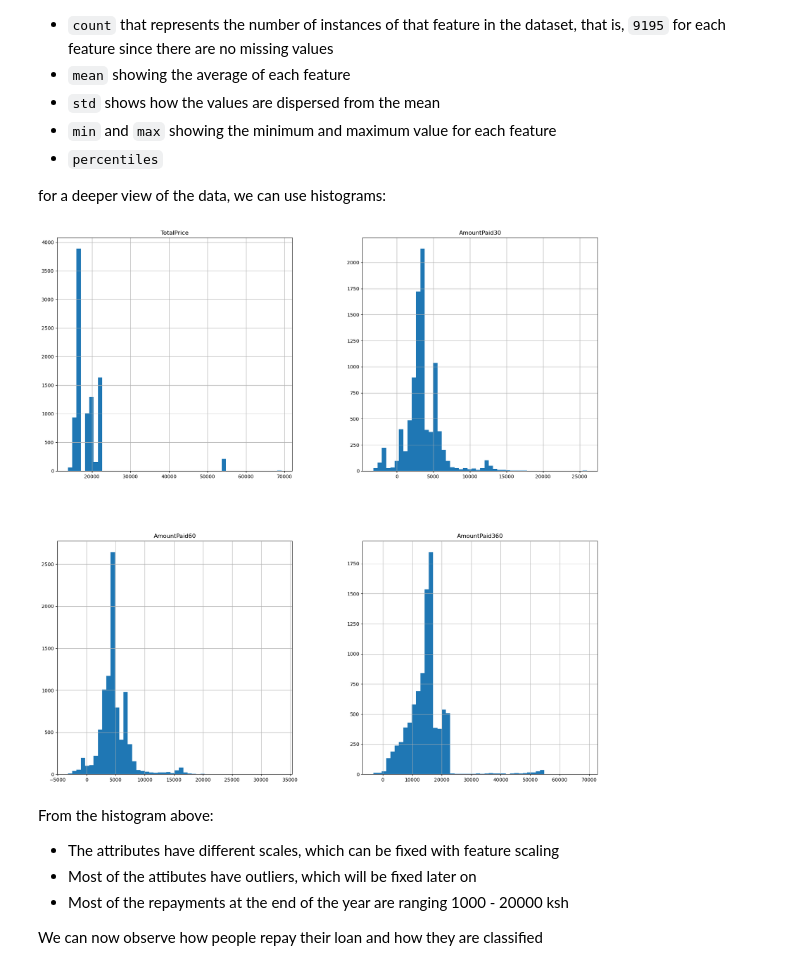
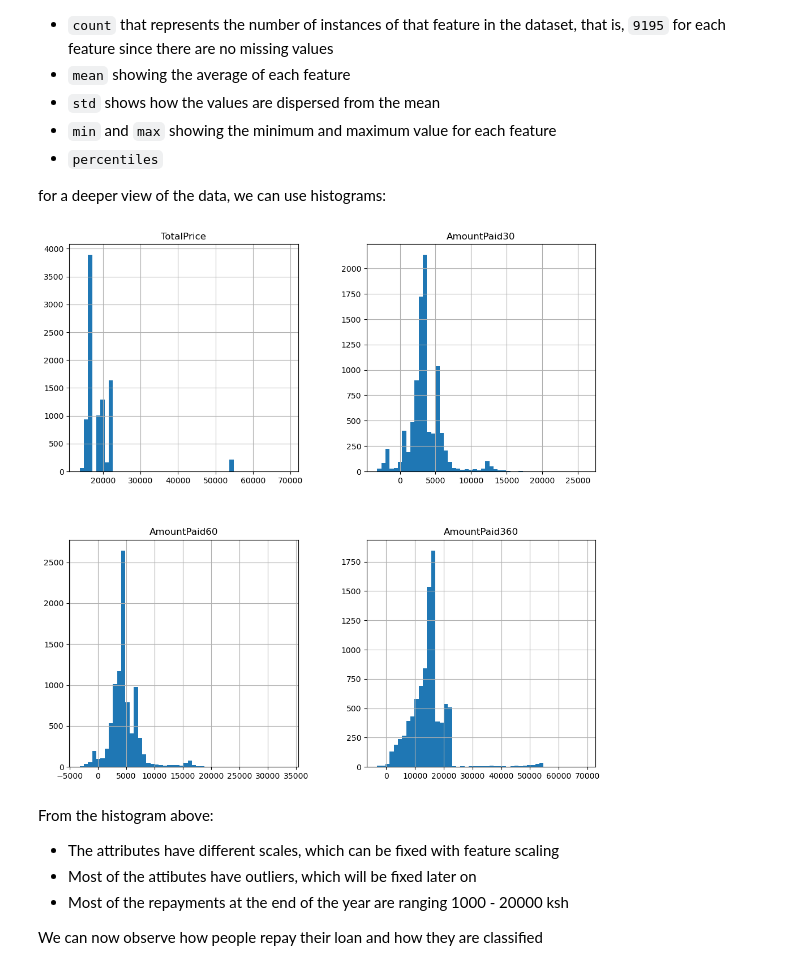
Before and after one commit to mwisechacha/M-Kopa-Analysis, a Jupyter notebook: Kopa.ipynb, the cells around one changed output. Drawn from its saved outputs; the diff is of its cells as text; code cells hidden in the pictures.

```diff
--- a/Kopa.ipynb
+++ b/Kopa.ipynb
@@ -111,10 +135,10 @@ the `describe()` function returns the following:
 
 for a deeper view of the data, we can use histograms:
 # %%
-df.hist(column=['TotalPrice', 'AmountPaid30', 'AmountPaid60', 'AmountPaid360'],bins=50, figsize=(20, 20))
+df.hist(column=['TotalPrice', 'AmountPaid30', 'AmountPaid60', 'AmountPaid360'],bins=50, figsize=(12, 12))
 plt.show()
 # %% [output]
-[figure, old version]
+[figure, new version]
 # %% [markdown]
 From the histogram above:
 * The attributes have different scales, which can be fixed with feature scaling
```
Also changed, not shown: parts of 43 cells of this notebook.
